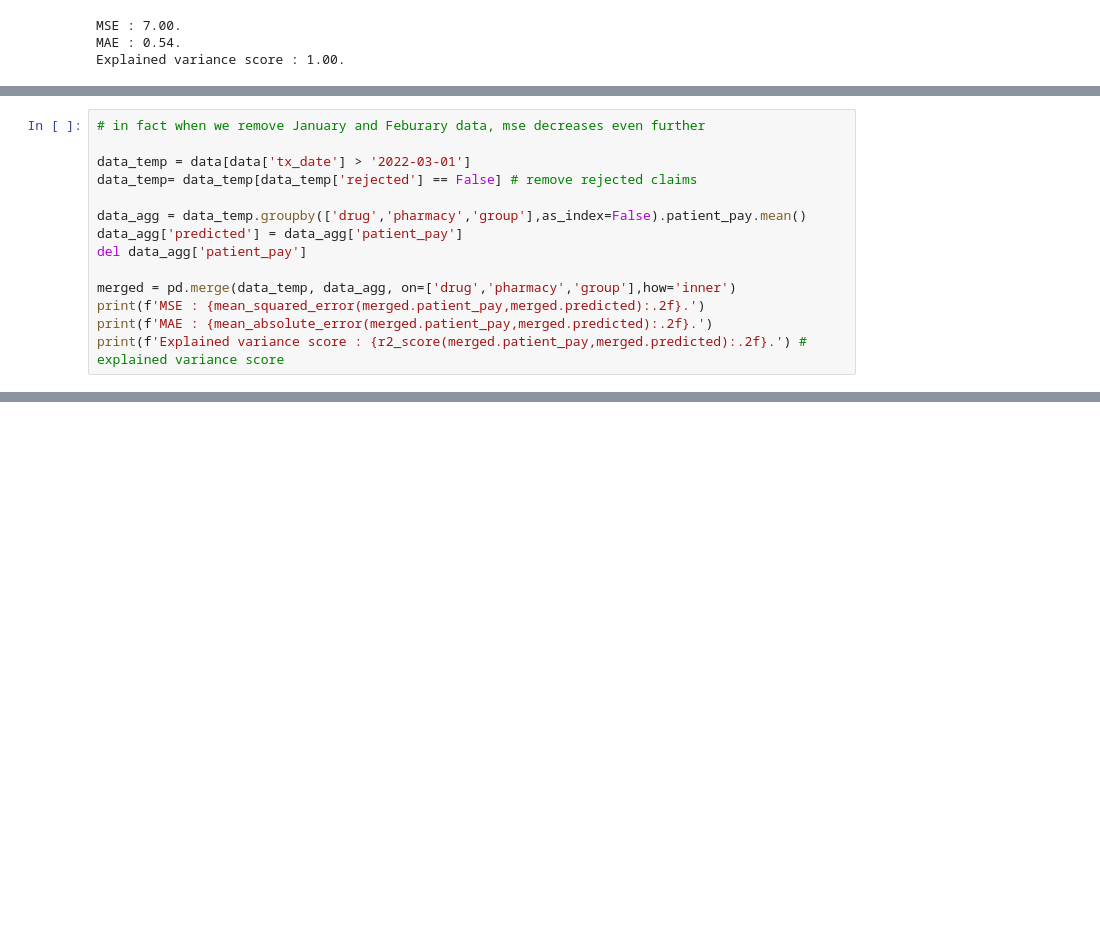
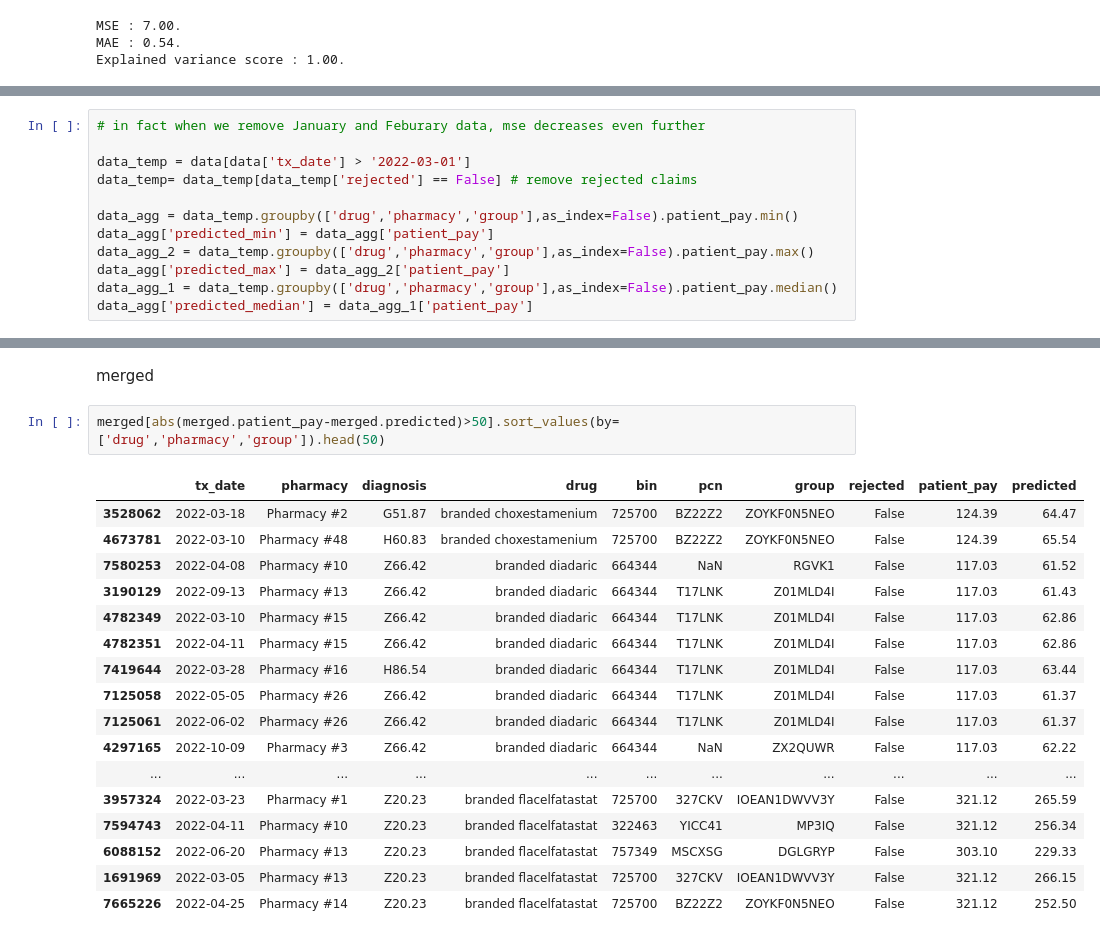
Before and after one commit to TeamPhoenix22/CMM_Challenge, a Jupyter notebook: CoverMyMeds.ipynb, the cells around one changed output, grey strips where cells are left out. Saved outputs shown, nothing was run; the diff lists cells and outputs as text; blank space fills up the shorter version.

```diff
--- a/CoverMyMeds.ipynb
+++ b/CoverMyMeds.ipynb
@@ -293,11 +302,9 @@ Explained variance score : 1.00.
 data_temp = data[data['tx_date'] > '2022-03-01']
 data_temp= data_temp[data_temp['rejected'] == False] # remove rejected claims
 
-data_agg = data_temp.groupby(['drug','pharmacy','group'],as_index=False).patient_pay.mean()
-data_agg['predicted'] = data_agg['patient_pay']
-del data_agg['patient_pay']
-
-merged = pd.merge(data_temp, data_agg, on=['drug','pharmacy','group'],how='inner')
-print(f'MSE : {mean_squared_error(merged.patient_pay,merged.predicted):.2f}.')
-print(f'MAE : {mean_absolute_error(merged.patient_pay,merged.predicted):.2f}.')
-print(f'Explained variance score : {r2_score(merged.patient_pay,merged.predicted):.2f}.') # explained variance score
+data_agg = data_temp.groupby(['drug','pharmacy','group'],as_index=False).patient_pay.min()
+data_agg['predicted_min'] = data_agg['patient_pay']
+data_agg_2 = data_temp.groupby(['drug','pharmacy','group'],as_index=False).patient_pay.max()
+data_agg['predicted_max'] = data_agg_2['patient_pay']
+data_agg_1 = data_temp.groupby(['drug','pharmacy','group'],as_index=False).patient_pay.median()
+data_agg['predicted_median'] = data_agg_1['patient_pay']
@@ -307,0 +327,22 @@ Explained variance score : 1.00.
+# %% [markdown]
+merged
+# %%
+merged[abs(merged.patient_pay-merged.predicted)>50].sort_values(by=['drug','pharmacy','group']).head(50)
+# %% [output]
+|  | tx_date | pharmacy | diagnosis | drug | bin | pcn | group | rejected | patient_pay | predicted |
+| 3528062 | 2022-03-18 | Pharmacy #2 | G51.87 | branded choxestamenium | 725700 | BZ22Z2 | ZOYKF0N5NEO | False | 124.39 | 64.47 |
+| 4673781 | 2022-03-10 | Pharmacy #48 | H60.83 | branded choxestamenium | 725700 | BZ22Z2 | ZOYKF0N5NEO | False | 124.39 | 65.54 |
+| 7580253 | 2022-04-08 | Pharmacy #10 | Z66.42 | branded diadaric | 664344 | NaN | RGVK1 | False | 117.03 | 61.52 |
+| 3190129 | 2022-09-13 | Pharmacy #13 | Z66.42 | branded diadaric | 664344 | T17LNK | Z01MLD4I | False | 117.03 | 61.43 |
+| 4782349 | 2022-03-10 | Pharmacy #15 | Z66.42 | branded diadaric | 664344 | T17LNK | Z01MLD4I | False | 117.03 | 62.86 |
+| 4782351 | 2022-04-11 | Pharmacy #15 | Z66.42 | branded diadaric | 664344 | T17LNK | Z01MLD4I | False | 117.03 | 62.86 |
+| 7419644 | 2022-03-28 | Pharmacy #16 | H86.54 | branded diadaric | 664344 | T17LNK | Z01MLD4I | False | 117.03 | 63.44 |
+| 7125058 | 2022-05-05 | Pharmacy #26 | Z66.42 | branded diadaric | 664344 | T17LNK | Z01MLD4I | False | 117.03 | 61.37 |
+| 7125061 | 2022-06-02 | Pharmacy #26 | Z66.42 | branded diadaric | 664344 | T17LNK | Z01MLD4I | False | 117.03 | 61.37 |
+| 4297165 | 2022-10-09 | Pharmacy #3 | Z66.42 | branded diadaric | 664344 | NaN | ZX2QUWR | False | 117.03 | 62.22 |
+| ... | ... | ... | ... | ... | ... | ... | ... | ... | ... | ... |
+| 3957324 | 2022-03-23 | Pharmacy #1 | Z20.23 | branded flacelfatastat | 725700 | 327CKV | IOEAN1DWVV3Y | False | 321.12 | 265.59 |
+| 7594743 | 2022-04-11 | Pharmacy #10 | Z20.23 | branded flacelfatastat | 322463 | YICC41 | MP3IQ | False | 321.12 | 256.34 |
+| 6088152 | 2022-06-20 | Pharmacy #13 | Z20.23 | branded flacelfatastat | 757349 | MSCXSG | DGLGRYP | False | 303.10 | 229.33 |
+| 1691969 | 2022-03-05 | Pharmacy #13 | Z20.23 | branded flacelfatastat | 725700 | 327CKV | IOEAN1DWVV3Y | False | 321.12 | 266.15 |
+| 7665226 | 2022-04-25 | Pharmacy #14 | Z20.23 | branded flacelfatastat | 725700 | BZ22Z2 | ZOYKF0N5NEO | False | 321.12 | 252.50 |
```
Also changed, not shown: parts of 13 cells of this notebook.
